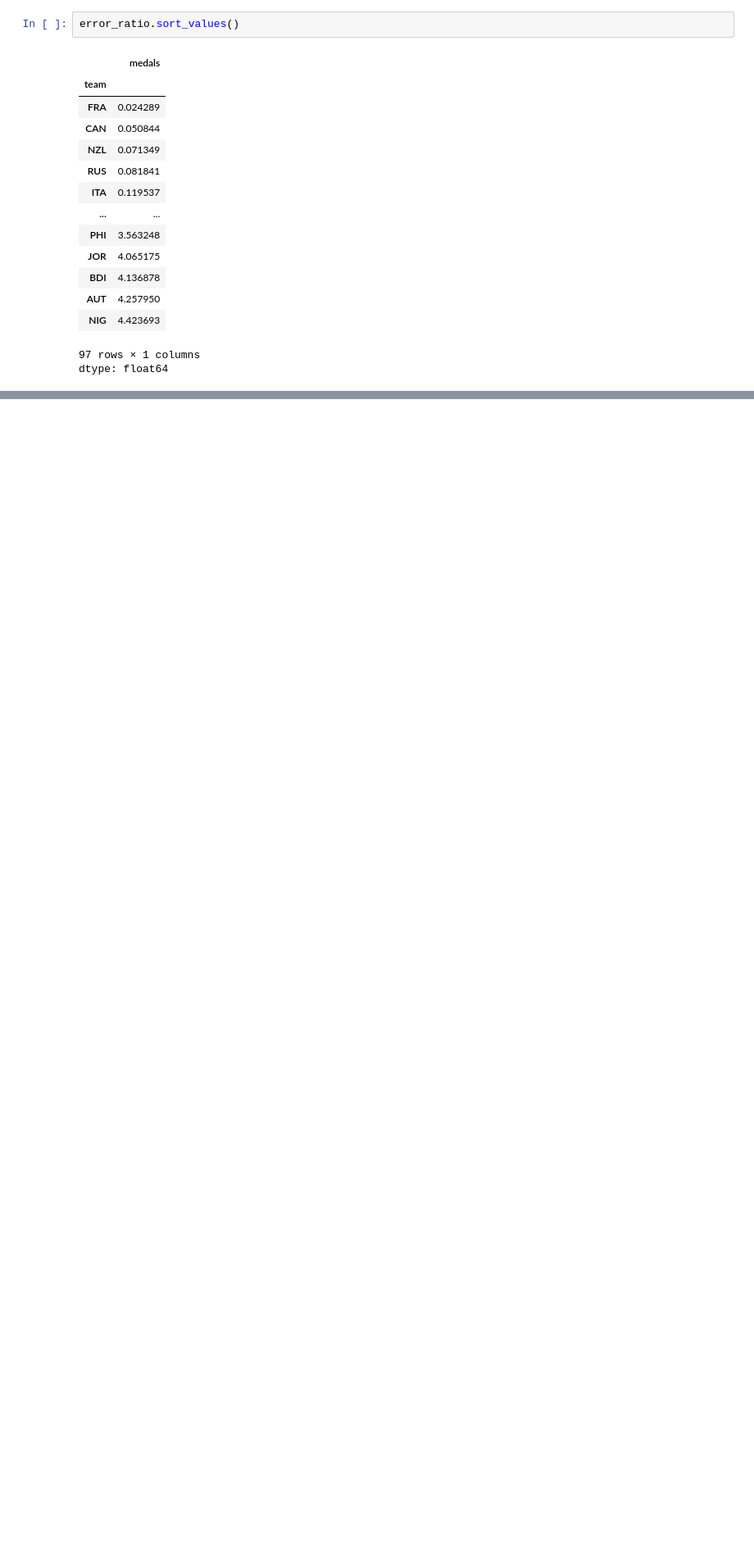
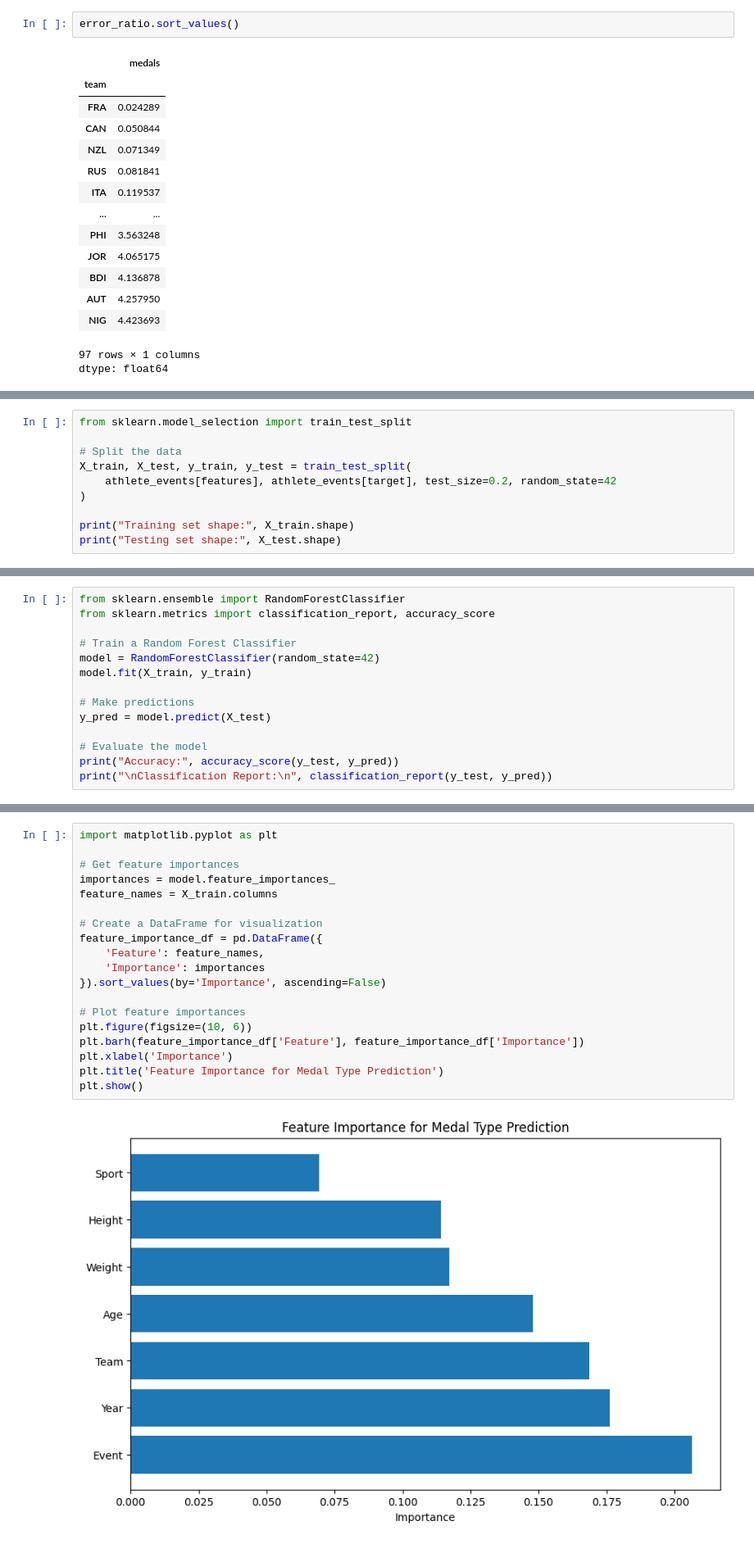
Before and after one commit to shivaniuppe/olympic-medals-prediction, a Jupyter notebook: olympic_medals_prediction.ipynb, the cells around one changed output, grey strips where cells are left out. Shown at 82% size. Cells and saved outputs as stored; diff of their text form; blank space fills up the shorter version.

```diff
--- a/olympic_medals_prediction.ipynb
+++ b/olympic_medals_prediction.ipynb
@@ -406,0 +449,10 @@ dtype: float64
+# %%
+from sklearn.model_selection import train_test_split
+
+# Split the data
+X_train, X_test, y_train, y_test = train_test_split(
+    athlete_events[features], athlete_events[target], test_size=0.2, random_state=42
+)
+
+print("Training set shape:", X_train.shape)
+print("Testing set shape:", X_test.shape)
@@ -406,0 +462,14 @@ dtype: float64
+# %%
+from sklearn.ensemble import RandomForestClassifier
+from sklearn.metrics import classification_report, accuracy_score
+
+# Train a Random Forest Classifier
+model = RandomForestClassifier(random_state=42)
+model.fit(X_train, y_train)
+
+# Make predictions
+y_pred = model.predict(X_test)
+
+# Evaluate the model
+print("Accuracy:", accuracy_score(y_test, y_pred))
+print("\nClassification Report:\n", classification_report(y_test, y_pred))
@@ -406,0 +489,21 @@ dtype: float64
+# %%
+import matplotlib.pyplot as plt
+
+# Get feature importances
+importances = model.feature_importances_
+feature_names = X_train.columns
+
+# Create a DataFrame for visualization
+feature_importance_df = pd.DataFrame({
+    'Feature': feature_names,
+    'Importance': importances
+}).sort_values(by='Importance', ascending=False)
+
+# Plot feature importances
+plt.figure(figsize=(10, 6))
+plt.barh(feature_importance_df['Feature'], feature_importance_df['Importance'])
+plt.xlabel('Importance')
+plt.title('Feature Importance for Medal Type Prediction')
+plt.show()
+# %% [output]
+[figure, added]
```
Also changed, not shown: parts of 14 cells of this notebook.
